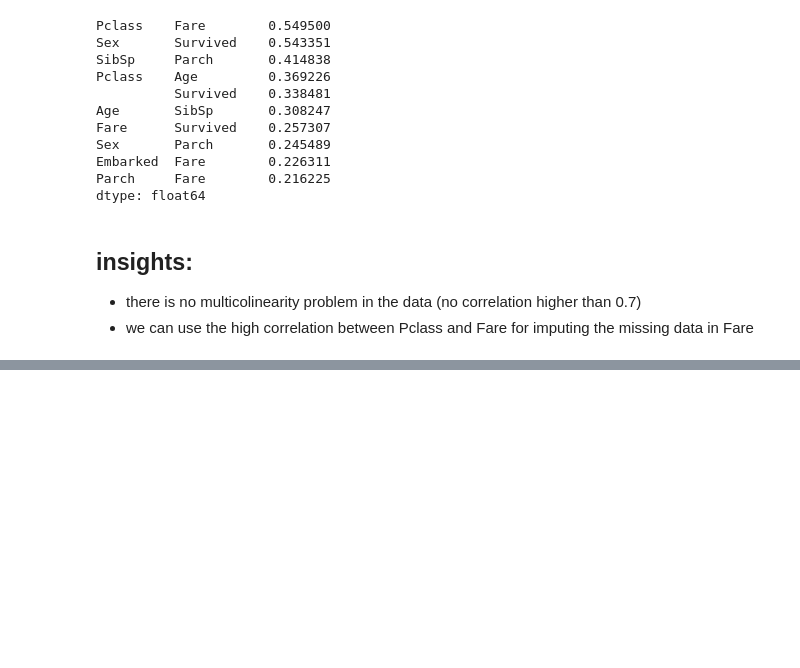
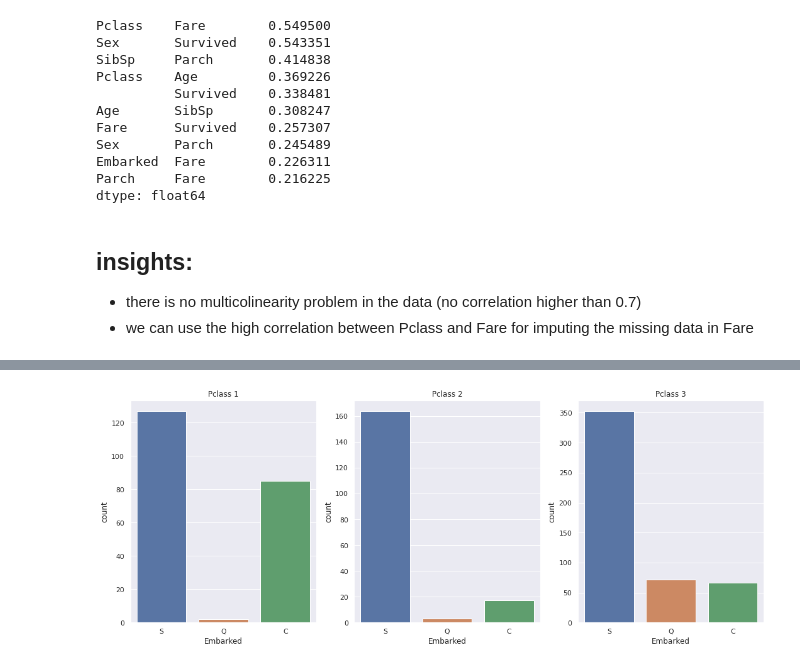
Before and after one commit to NirLalum/Titanic-ML-From-Disaster, a Jupyter notebook: Titanic.ipynb, the cells around one changed output, grey strips where cells are left out. Cells and saved outputs as stored; diff of their text form; code cells hidden in the pictures; blank space fills up the shorter version.

Commit message:
data imuatation
just the Age column left to impute

```diff
--- a/Titanic.ipynb
+++ b/Titanic.ipynb
@@ -308,0 +392,11 @@ dtype: float64
+# %%
+class_groups = df.groupby(by=['Pclass'])
+
+fig,axes = plt.subplots(1,3, figsize=(15, 6))
+for i, ax in enumerate(axes):
+    sns.countplot(x='Embarked', data = class_groups.get_group(i+1), order=['S', 'Q', 'C'],ax=ax)
+    ax.set_title(f'Pclass {i+1}')
+
+fig.tight_layout()
+# %% [output]
+[figure, added]
```
Also changed, not shown: parts of 20 cells of this notebook.
